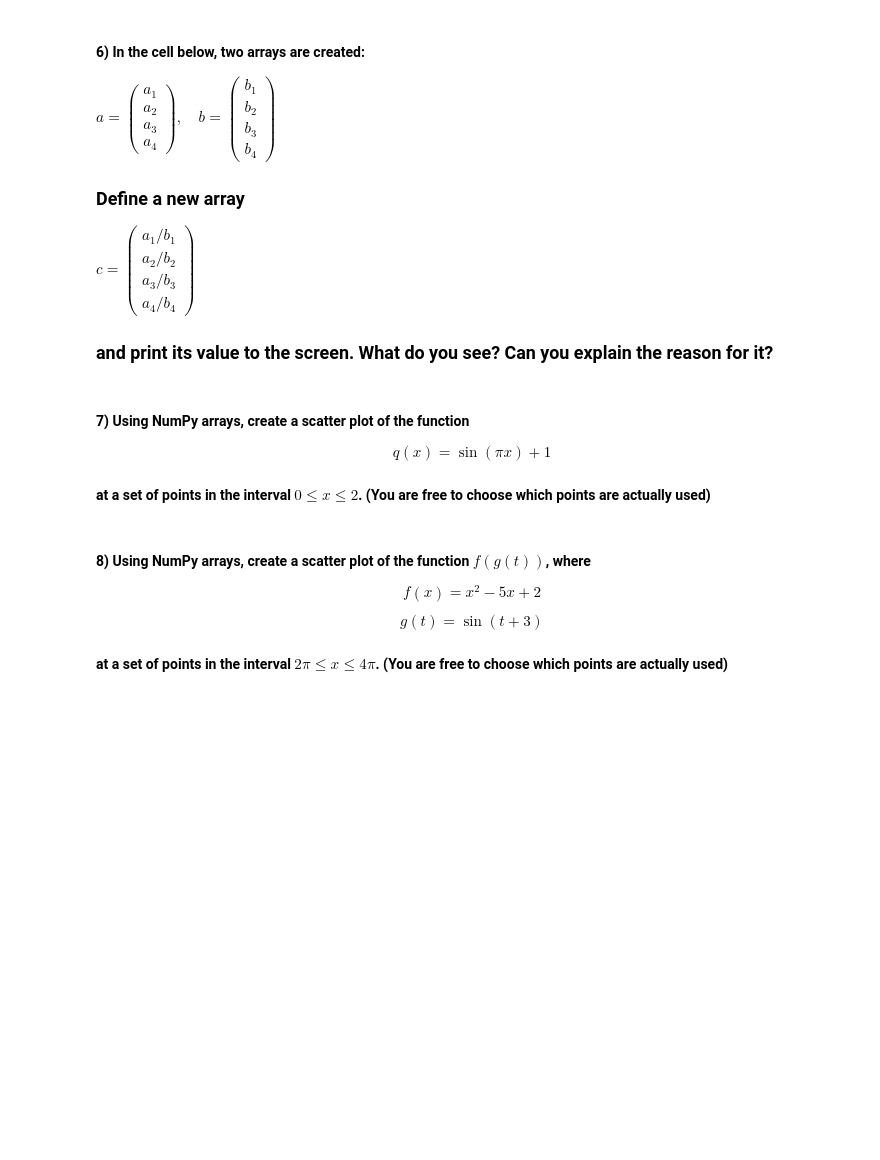
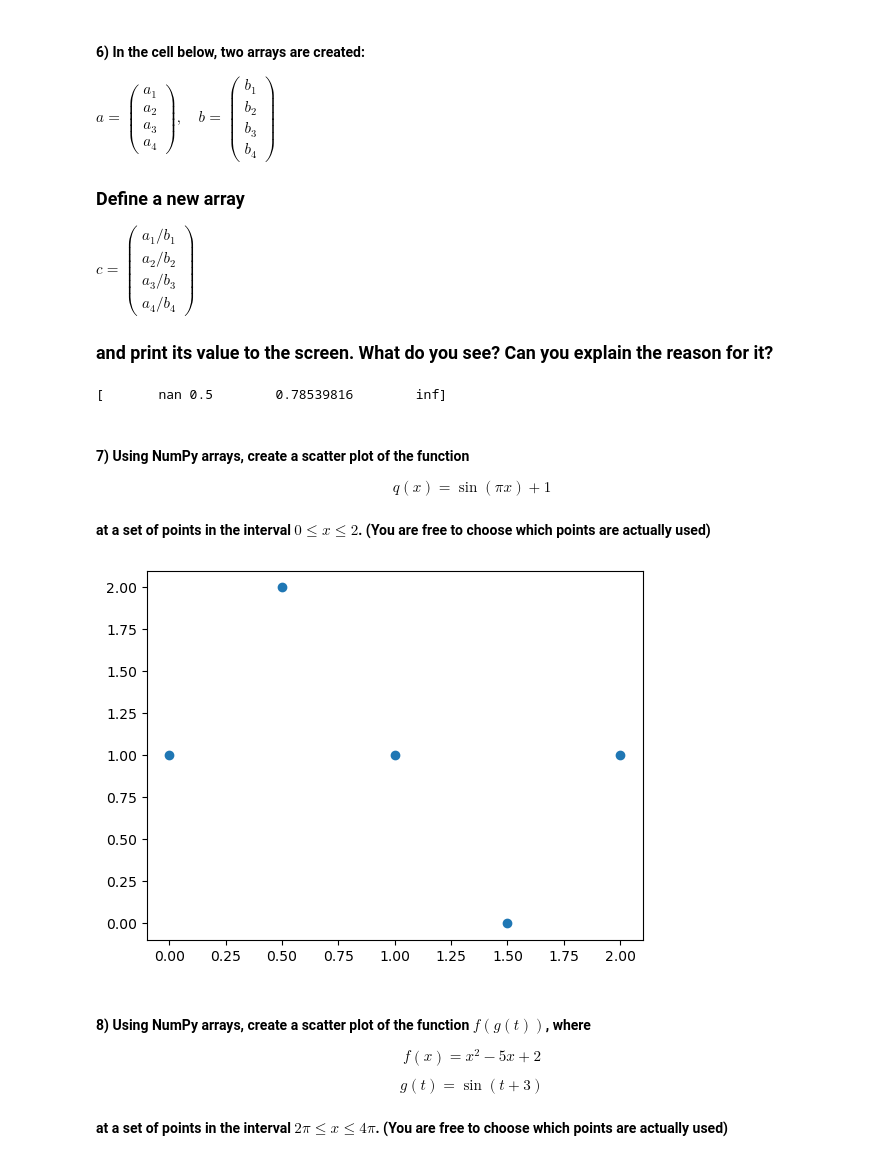
Before and after one commit to yjprk/datasci151spring2026, a Jupyter notebook: notes/lecture_06/yejee lecture 6 /lecture_06.ipynb, the cells around one changed output. Saved outputs shown, nothing was run; the diff lists cells and outputs as text; code cells hidden in the pictures; blank space fills up the shorter version.

```diff
--- a/notes/lecture_06/yejee lecture 6 /lecture_06.ipynb
+++ b/notes/lecture_06/yejee lecture 6 /lecture_06.ipynb
@@ -504,6 +553,10 @@ a = np.array([0, 1.0, np.pi, np.cos(np.pi/12)])
 b = np.array([0, 2.0, 4, 0])
 
 # your code here
+print(a/b)
+# warning sign is present because we cannot divide by 0
+# %% [output]
+[       nan 0.5        0.78539816        inf]
 # %% [markdown]
 #### **7)** Using NumPy arrays, create a scatter plot of the function
 
@@ -512,6 +565,13 @@ $$q(x) = \sin(\pi x) + 1$$
 #### at a set of points in the interval $0 \leq x \leq 2$. (You are free to choose which points are actually used)
 # %%
 # your code here
+x_vals = [0, 0.50, 1, 1.5, 2]
+x_vals = np.array(x_vals) # conver to array
+y_vals = np.sin(np.pi * x_vals) + 1
+plt.scatter(x=x_vals, y=y_vals)
+plt.show()
+# %% [output]
+[figure, added]
 # %% [markdown]
 #### **8)** Using NumPy arrays, create a scatter plot of the function $f(g(t))$, where
 
```
Also changed, not shown: parts of 11 cells of this notebook.
